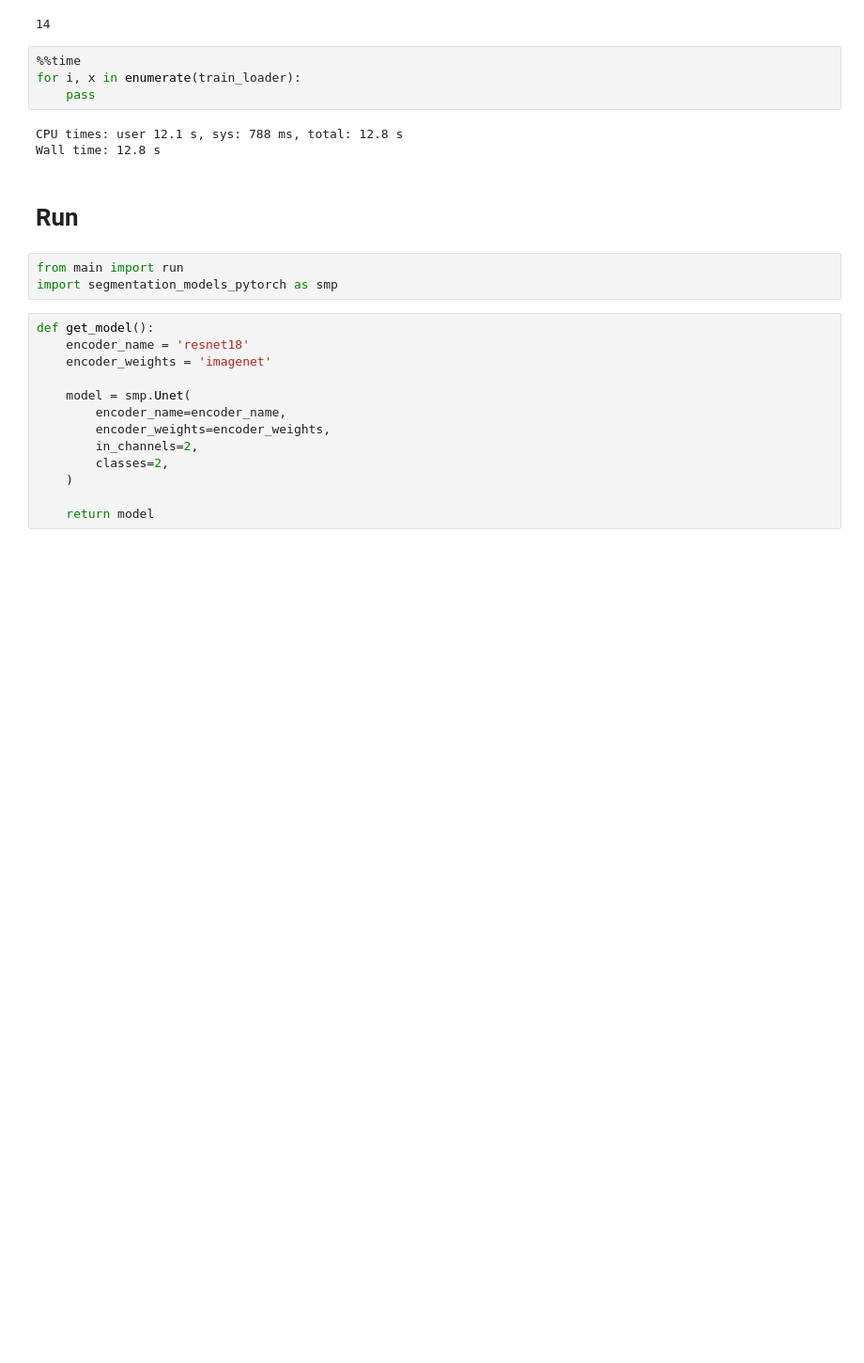
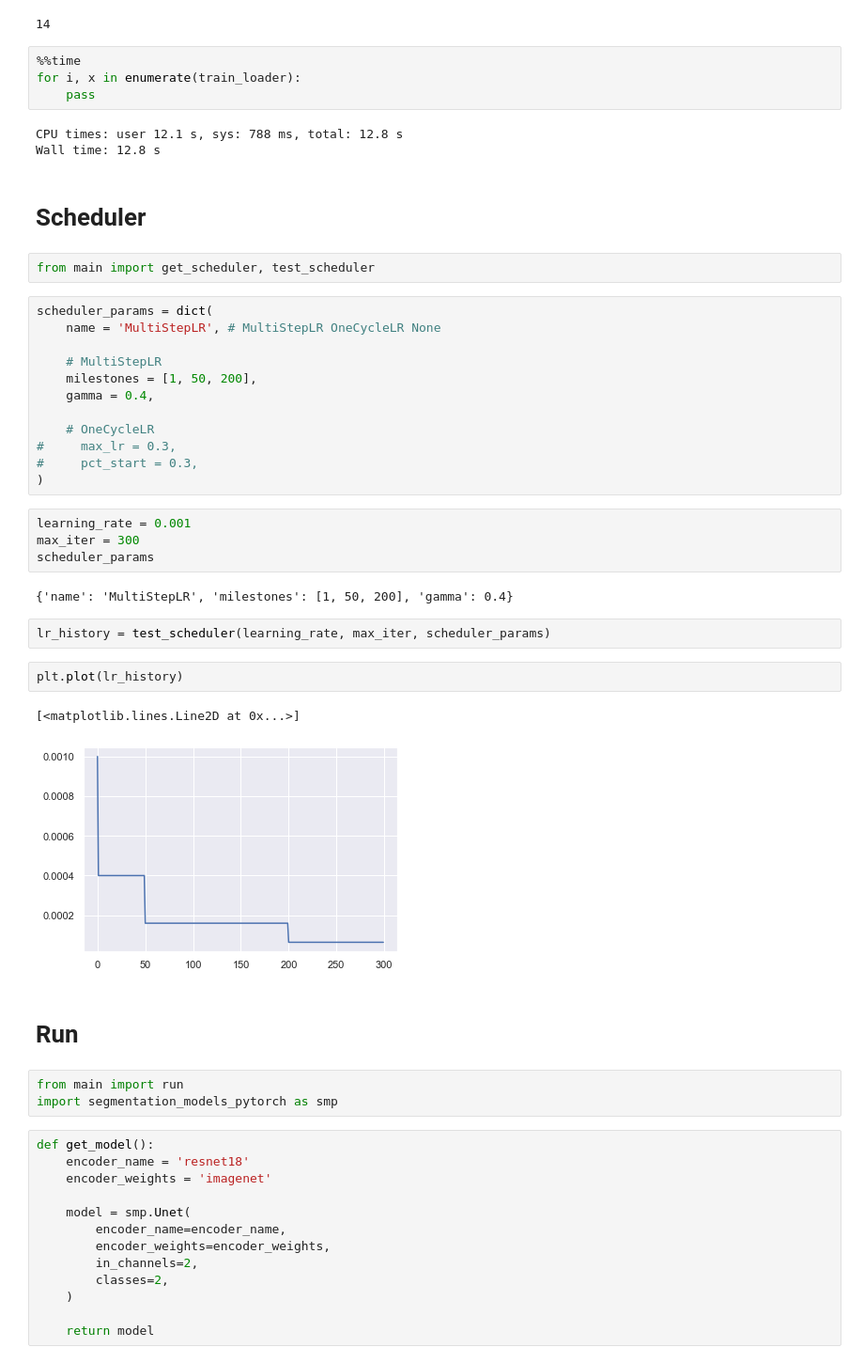
Before and after one commit to MIchaelKa/detect-flood-water, a Jupyter notebook: detect-flood-water-train.ipynb, the cells around one changed output. Shown at 94% size. Cells and saved outputs as stored; diff of their text form; blank space fills up the shorter version.

Commit message:
[local] Setup LR scheduler

```diff
--- a/detect-flood-water-train.ipynb
+++ b/detect-flood-water-train.ipynb
@@ -509,6 +509,35 @@ for i, x in enumerate(train_loader):
 # %% [output]
 CPU times: user 12.1 s, sys: 788 ms, total: 12.8 s
 Wall time: 12.8 s
+# %% [markdown]
+# Scheduler
+# %%
+from main import get_scheduler, test_scheduler
+# %%
+scheduler_params = dict(
+    name = 'MultiStepLR', # MultiStepLR OneCycleLR None
+
+    # MultiStepLR
+    milestones = [1, 50, 200],
+    gamma = 0.4,
+
+    # OneCycleLR
+#     max_lr = 0.3,
+#     pct_start = 0.3,
+)
+# %%
+learning_rate = 0.001
+max_iter = 300
+scheduler_params
+# %% [output]
+{'name': 'MultiStepLR', 'milestones': [1, 50, 200], 'gamma': 0.4}
+# %%
+lr_history = test_scheduler(learning_rate, max_iter, scheduler_params)
+# %%
+plt.plot(lr_history)
+# %% [output]
+[<matplotlib.lines.Line2D at 0x...>]
+[figure, added]
 # %% [markdown]
 # Run
 # %%
```
Also changed, not shown: parts of 10 cells of this notebook, 3 other files.
